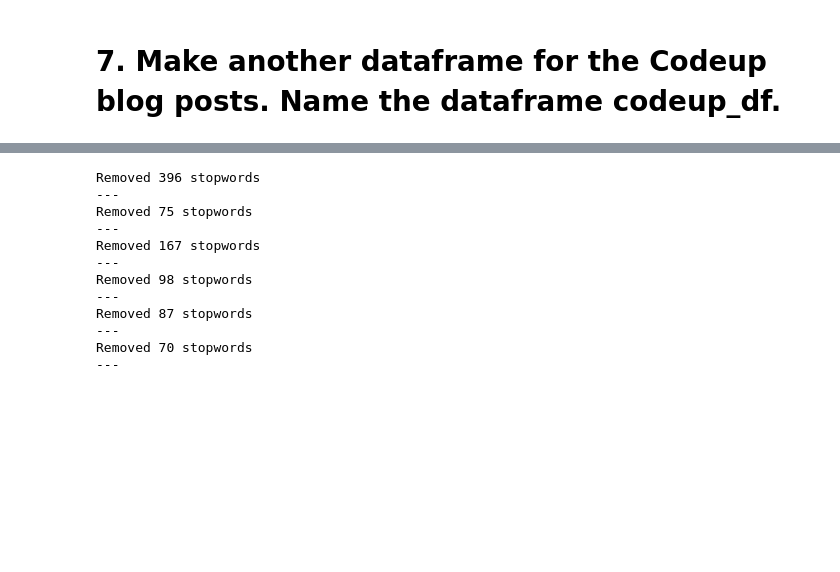
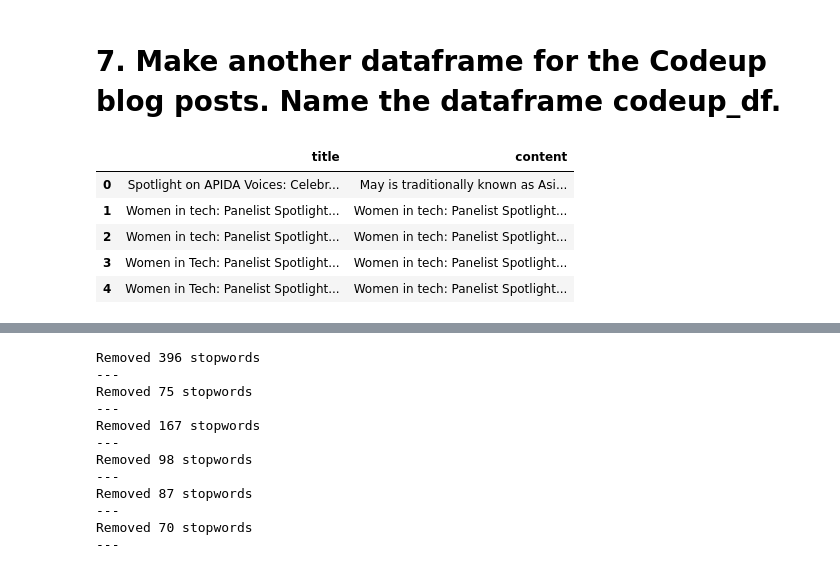
Before and after one commit to Msalazar2/nlp-excercises, a Jupyter notebook: prepare_exercise.ipynb, the cells around one changed output, grey strips where cells are left out. Saved outputs shown, nothing was run; the diff lists cells and outputs as text; code cells hidden in the pictures; blank space fills up the shorter version.

```diff
--- a/prepare_exercise.ipynb
+++ b/prepare_exercise.ipynb
@@ -198,3 +200,13 @@ Removed 379 stopwords
 # 6. Use your data from the acquire to produce a dataframe of the news articles. Name the dataframe news_df.
 # %% [markdown]
 # 7. Make another dataframe for the Codeup blog posts. Name the dataframe codeup_df.
+# %%
+codeup_df = a.get_blog_articles_data()
+codeup_df.head()
+# %% [output]
+|  | title | content |
+| 0 | Spotlight on APIDA Voices: Celebr... | May is traditionally known as Asi... |
+| 1 | Women in tech: Panelist Spotlight... | Women in tech: Panelist Spotlight... |
+| 2 | Women in tech: Panelist Spotlight... | Women in tech: Panelist Spotlight... |
+| 3 | Women in Tech: Panelist Spotlight... | Women in tech: Panelist Spotlight... |
+| 4 | Women in Tech: Panelist Spotlight... | Women in tech: Panelist Spotlight... |
```
Also changed, not shown: parts of 3 cells of this notebook, 4 other files.
